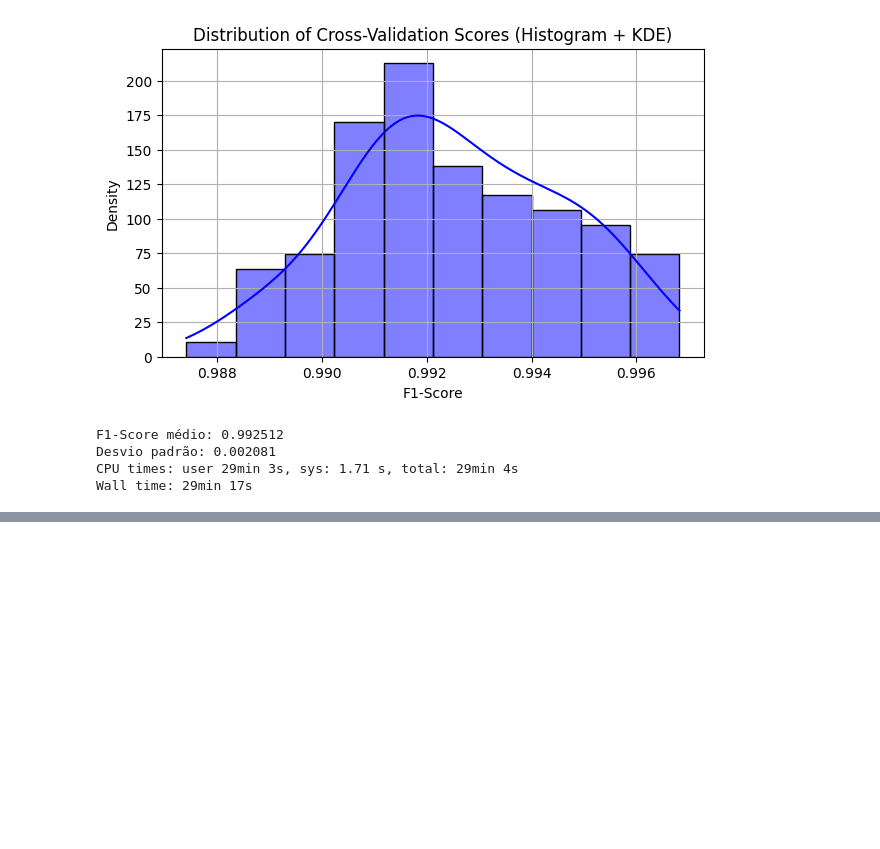
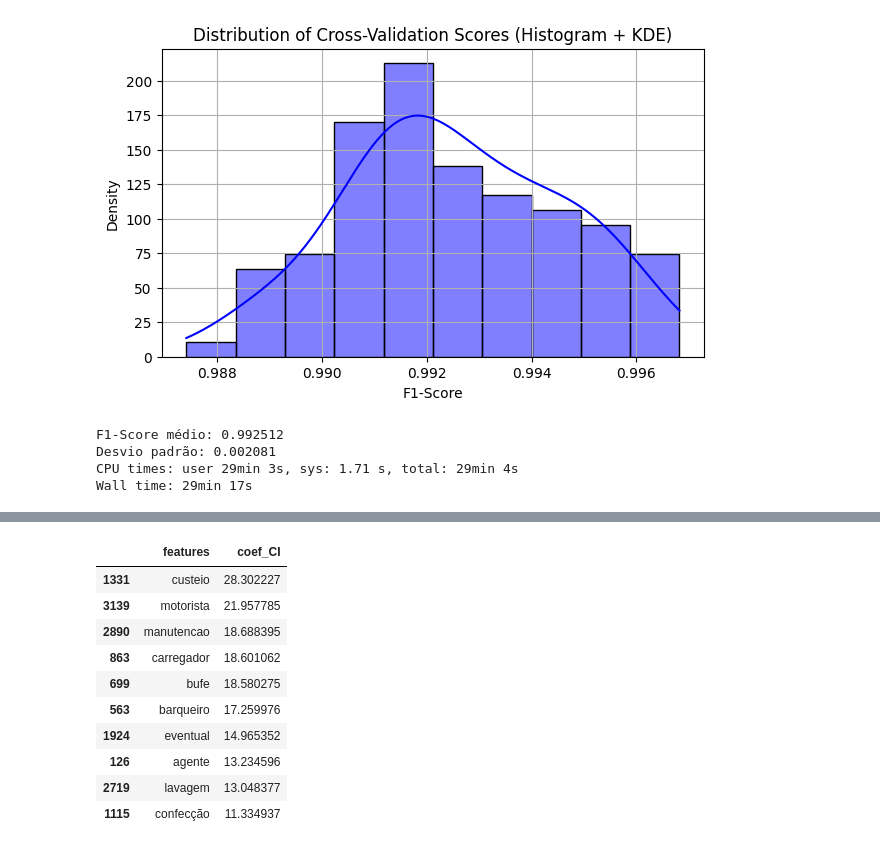
Before and after one commit to dcladeira/Bootcamp-Enap-ML---Classificador-de-Lan-amentos-Cont-beis, a Jupyter notebook: classificacao de lancamento vf 03 regressao logistica.ipynb, the cells around one changed output, grey strips where cells are left out. Drawn from its saved outputs; the diff is of its cells as text; code cells hidden in the pictures; blank space fills up the shorter version.

```diff
--- a/classificacao de lancamento vf 03 regressao logistica.ipynb
+++ b/classificacao de lancamento vf 03 regressao logistica.ipynb
@@ -448,0 +485,17 @@ Wall time: 29min 17s
+# %%
+# Mostra as 10 palavras mais importantes para a classe CI (contribuinte individual).
+df_CI = df_vocabulary.copy()
+df_CI['coef_CI'] = coef_CI
+df_CI.sort_values(by='coef_CI', ascending=False).head(10)
+# %% [output]
+|  | features | coef_CI |
+| 1331 | custeio | 28.302227 |
+| 3139 | motorista | 21.957785 |
+| 2890 | manutencao | 18.688395 |
+| 863 | carregador | 18.601062 |
+| 699 | bufe | 18.580275 |
+| 563 | barqueiro | 17.259976 |
+| 1924 | eventual | 14.965352 |
+| 126 | agente | 13.234596 |
+| 2719 | lavagem | 13.048377 |
+| 1115 | confecção | 11.334937 |
```
Also changed, not shown: parts of 20 cells of this notebook, 2 other files.
